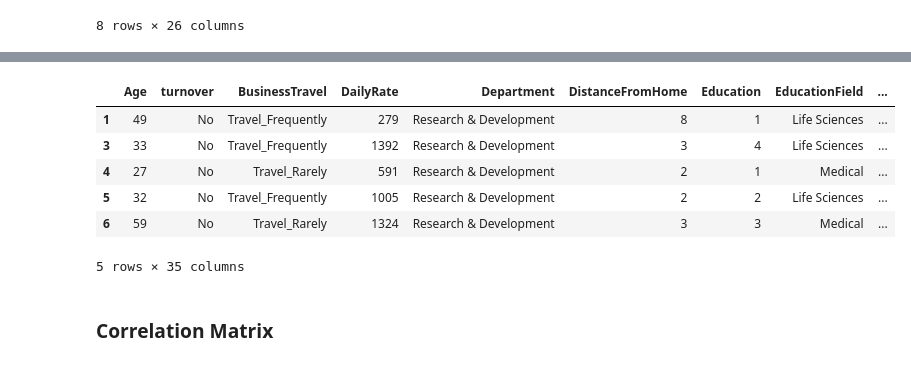
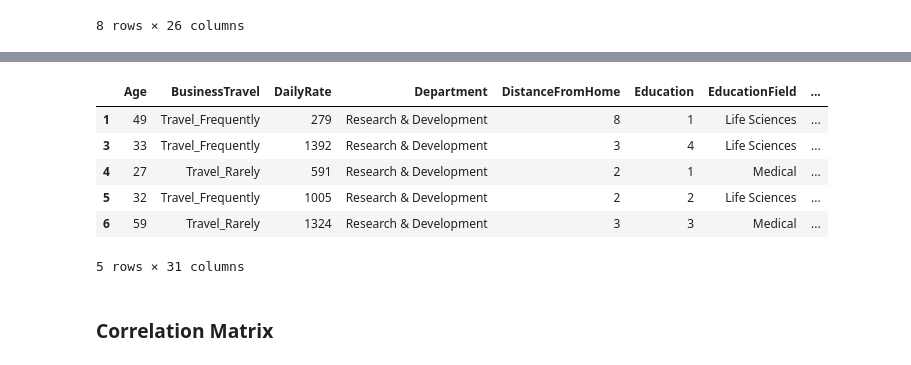
Before and after one commit to chhaviarora95/hranalytics, a Jupyter notebook: HR-Project.ipynb, the cells around one changed output, grey strips where cells are left out. Saved outputs shown, nothing was run; the diff lists cells and outputs as text; code cells hidden in the pictures.

```diff
--- a/HR-Project.ipynb
+++ b/HR-Project.ipynb
@@ -249,0 +259,9 @@ dtype: object
+# %%
+df = train_df.copy()
+# %%
+#check for column values and remove the columns which have only one data level.
+tem = []
+for col in df.columns:
+    if len(df[col].unique()) == 1:
+        tem.append(col)
+        df.drop(col, inplace = True, axis = 1)
@@ -249,0 +281,3 @@ dtype: object
+# %%
+#drop EmployeeNumber
+df.drop('EmployeeNumber', inplace = True, axis = 1)
@@ -259,3 +303,3 @@ train_df.shape
 # %%
-#rename column name for readability
-train_df = train_df.rename(columns = {'Attrition': 'turnover' })
+#rename attrition to turnover
+df.rename(columns={'Attrition':'turnover'})
@@ -332,14 +341,14 @@ train_df[train_df['turnover'] == 'Yes'].head()
 # %%
-#display few details into the employees that left
-train_df[train_df['turnover'] == 'No'].head()
+#display few details into the employees that didn't leave
+df[train_df['turnover_num'] == 0].head()
 # %% [output]
-|  | Age | turnover | BusinessTravel | DailyRate | Department | DistanceFromHome | Education | EducationField | ... |
-| 1 | 49 | No | Travel_Frequently | 279 | Research & Development | 8 | 1 | Life Sciences | ... |
-| 3 | 33 | No | Travel_Frequently | 1392 | Research & Development | 3 | 4 | Life Sciences | ... |
-| 4 | 27 | No | Travel_Rarely | 591 | Research & Development | 2 | 1 | Medical | ... |
-| 5 | 32 | No | Travel_Frequently | 1005 | Research & Development | 2 | 2 | Life Sciences | ... |
-| 6 | 59 | No | Travel_Rarely | 1324 | Research & Development | 3 | 3 | Medical | ... |
+|  | Age | BusinessTravel | DailyRate | Department | DistanceFromHome | Education | EducationField | ... |
+| 1 | 49 | Travel_Frequently | 279 | Research & Development | 8 | 1 | Life Sciences | ... |
+| 3 | 33 | Travel_Frequently | 1392 | Research & Development | 3 | 4 | Life Sciences | ... |
+| 4 | 27 | Travel_Rarely | 591 | Research & Development | 2 | 1 | Medical | ... |
+| 5 | 32 | Travel_Frequently | 1005 | Research & Development | 2 | 2 | Life Sciences | ... |
+| 6 | 59 | Travel_Rarely | 1324 | Research & Development | 3 | 3 | Medical | ... |
-5 rows × 35 columns
+5 rows × 31 columns
 # %%
 #define a target map -
 target_map = {'Yes' : 1, 'No': 0}
```
Also changed, not shown: parts of 123 cells of this notebook.
